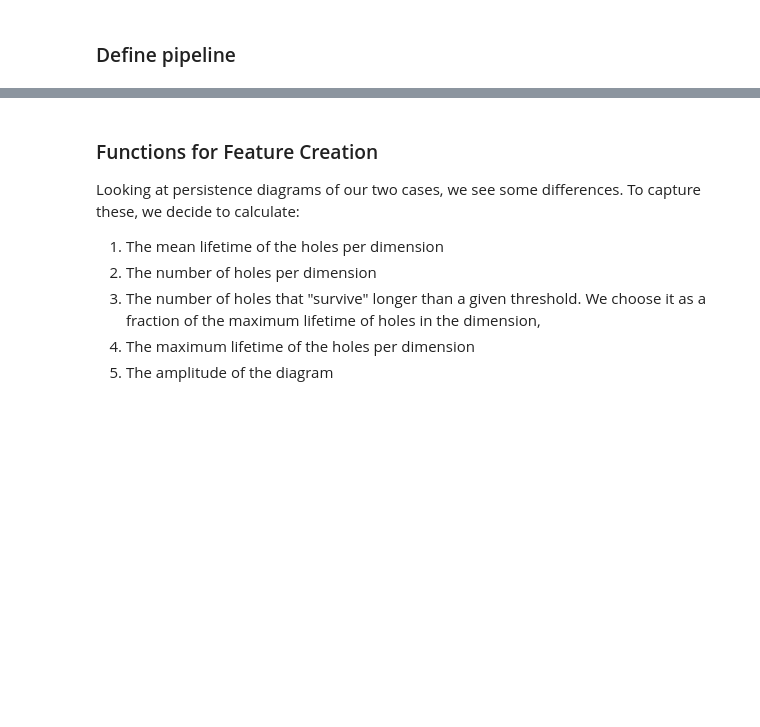
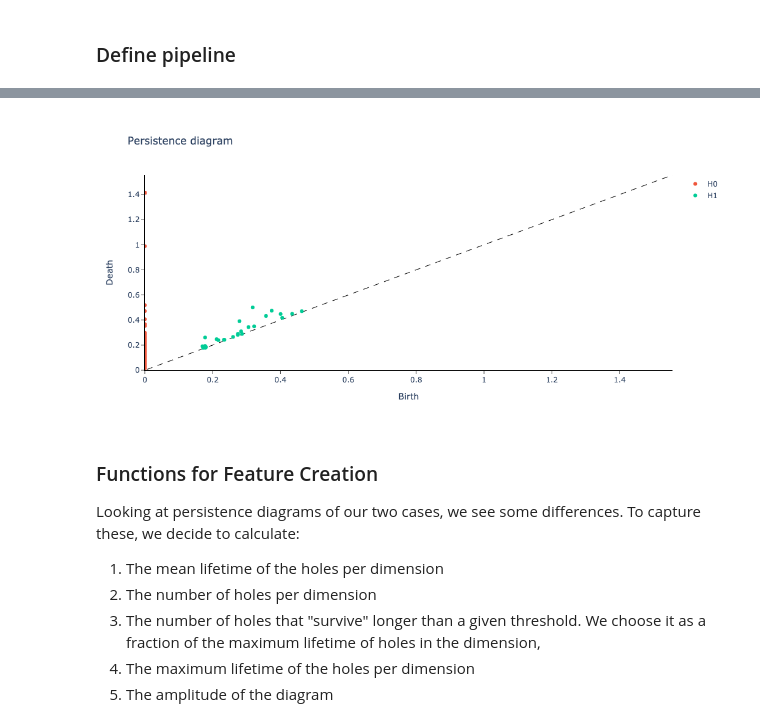
Before and after one commit to giotto-ai/beetles-tda, a Jupyter notebook: Beetle Population Dynamics.ipynb, the cells around one changed output, grey strips where cells are left out. Saved outputs shown, nothing was run; the diff lists cells and outputs as text; code cells hidden in the pictures; blank space fills up the shorter version.

```diff
--- a/Beetle Population Dynamics.ipynb
+++ b/Beetle Population Dynamics.ipynb
@@ -221,8 +208,6 @@ pipeline = Pipeline(steps)
 # %%
-grouped_data = data.groupby(['type', 'series_id'])
-
 X_filtered = []
-for name, _ in tqdm(grouped_data):
+for name, _ in progress_bar(grouped_data):
     X_filtered.append(
         pipeline.fit_transform(grouped_data.get_group(name)["adults"].values)
     )
@@ -232,6 +227,11 @@ plot_diagram(X_filtered[0][0])
 # %% [output]
 [interactive output not drawn]
 [figure]
+# %%
+# aperiodic diagram
+plot_diagram(X_filtered[-1][0])
+# %% [output]
+[figure, added]
 # %% [markdown]
 ### Functions for Feature Creation
 
```
Also changed, not shown: parts of 38 cells of this notebook.
